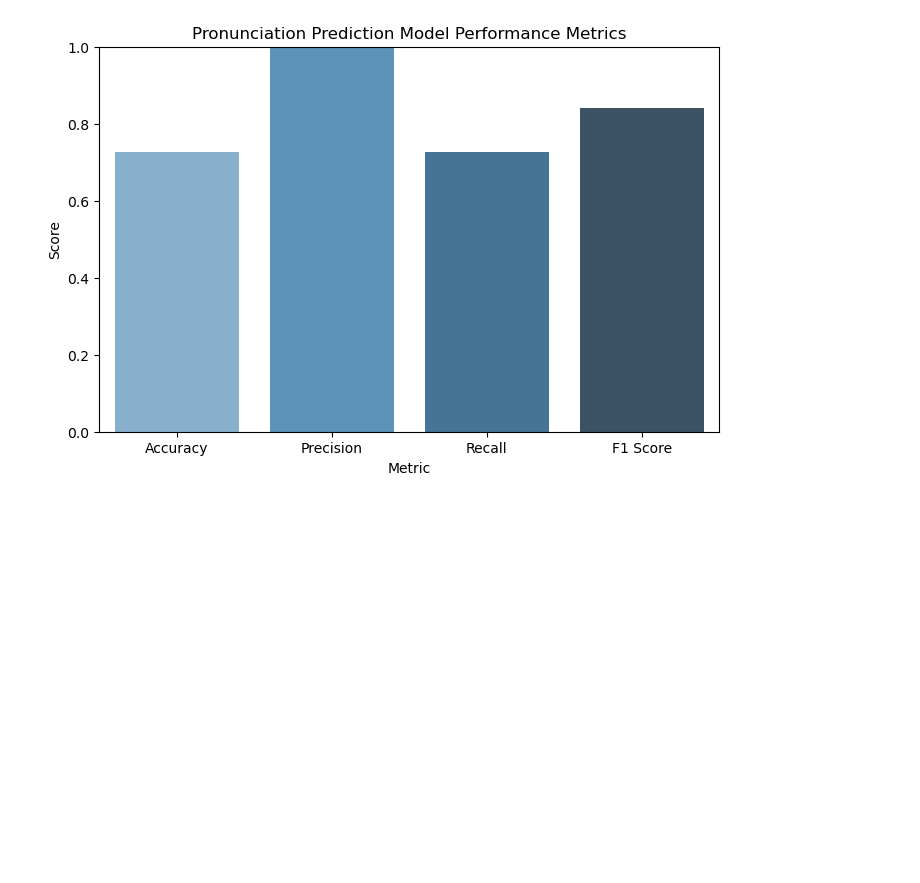
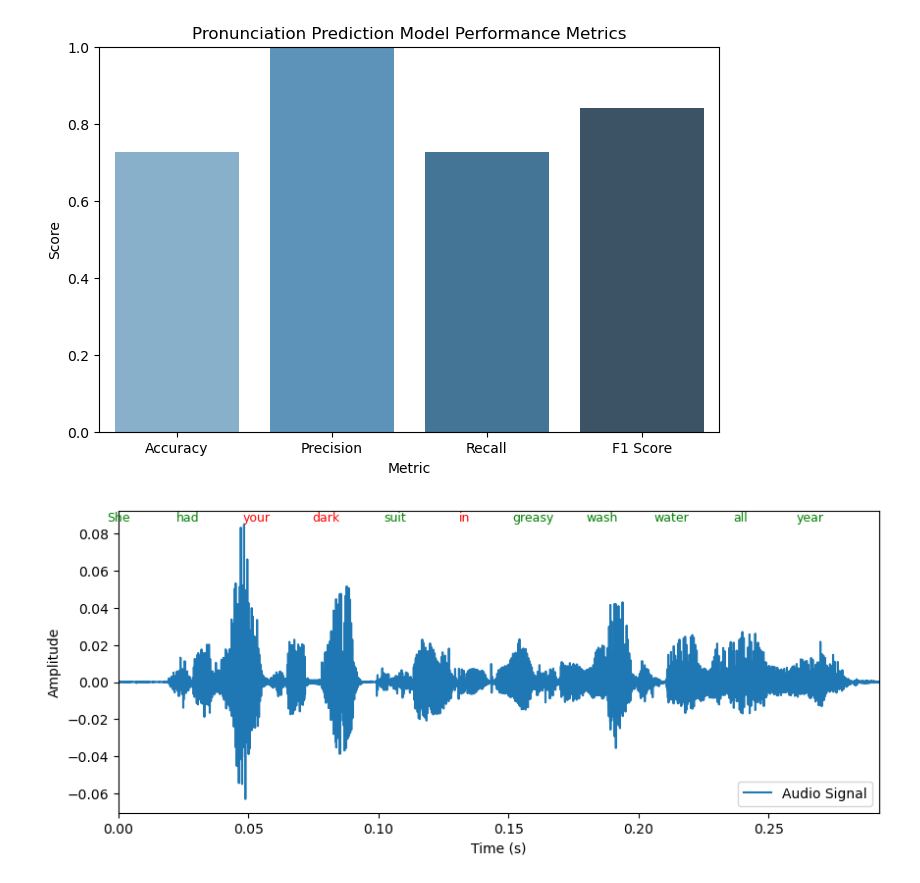
Before and after one commit to Jonam-2004/voice-based-pronunciation-prediction, a Jupyter notebook: QuartzNet.ipynb, the cells around one changed output. Cells and saved outputs as stored; diff of their text form; code cells hidden in the pictures; blank space fills up the shorter version.

```diff
--- a/QuartzNet.ipynb
+++ b/QuartzNet.ipynb
@@ -120,29 +120,42 @@ plot_performance_metrics(accuracy, precision, recall, f1)
       sns.barplot(x=list(metrics.keys()), y=list(metrics.values()), palette="Blues_d")
 [figure]
 # %%
+import numpy as np
 import matplotlib.pyplot as plt
 import torchaudio
 
-def visualize_audio_with_text_overlay(waveform, ground_truth, prediction, sample_rate=16000):
+def visualize_audio_with_text_overlay(waveform, ground_truth, prediction, sample_rate=16000, downsample_factor=10):
+    # Downsample the waveform for visualization
+    waveform = waveform[0, ::downsample_factor]  # Assuming waveform is 2D with shape (1, samples)
+
+    # Split the ground truth and predicted text into words
     ground_truth_words = ground_truth.split()
     predicted_words = prediction.split()
 
+    # Calculate total time and word times
     total_time = waveform.size(0) / sample_rate
     word_times = np.linspace(0, total_time, len(ground_truth_words) + 1)
 
-    fig, ax = plt.subplots()
+    # Plotting the waveform
+    fig, ax = plt.subplots(figsize=(10, 4))  # Resize figure to avoid large image issues
     ax.plot(np.linspace(0, total_time, waveform.size(0)), waveform.numpy(), label="Audio Signal")
 
+    # Overlay the ground truth words with colors (green for correct, red for incorrect)
     for idx, word in enumerate(ground_truth_words):
         color = 'green' if idx < len(predicted_words) and word.lower() == predicted_words[idx].lower() else 'red'
         ax.text(word_times[idx], waveform.max(), word, color=color, fontsize=9, ha='center', va='bottom')
 
+    # Labeling the plot
     ax.set_xlabel("Time (s)")
     ax.set_ylabel("Amplitude")
+    ax.set_xlim(0, total_time)  # Ensure x-axis matches the audio duration
     plt.legend()
     plt.show()
 
+# Example usage:
 visualize_audio_with_text_overlay(waveform, ground_truth_text, predicted_text)
+# %% [output]
+[figure, added]
 # %%
 from sklearn.metrics import accuracy_score, precision_score, recall_score, f1_score
 
```
Also changed, not shown: parts of 1 cell of this notebook.
